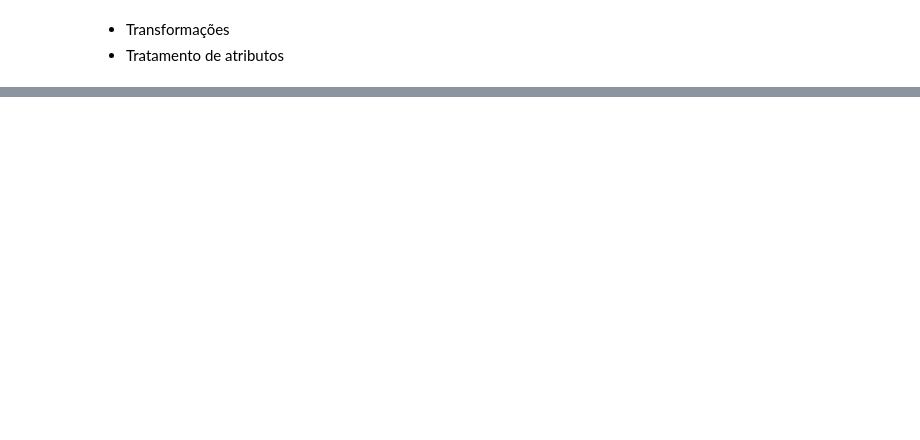
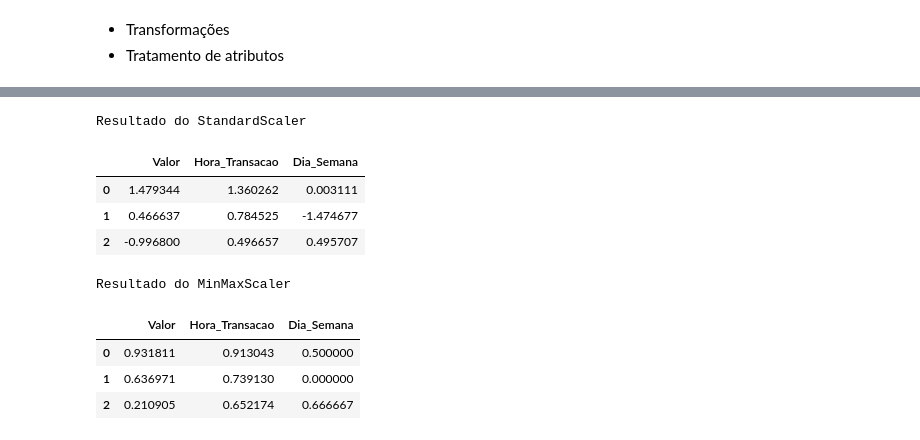
Before and after one commit to AlonsoRafael/analise-dados-pix, a Jupyter notebook: pipeline_pre_processamento.ipynb, the cells around one changed output, grey strips where cells are left out. Drawn from its saved outputs; the diff is of its cells as text; code cells hidden in the pictures; blank space fills up the shorter version.

```diff
--- a/pipeline_pre_processamento.ipynb
+++ b/pipeline_pre_processamento.ipynb
@@ -59,0 +78,37 @@ display(df_proc.head())
+# %%
+from sklearn.preprocessing import StandardScaler, MinMaxScaler
+
+# Pega as colunas numéricas, mas tira a 'Anomalia' pra não escalar o que queremos prever
+cols_num = df_enc.select_dtypes(include=[np.number]).columns
+cols_num = cols_num.drop('Anomalia', errors='ignore')
+
+df_std = df_enc.copy()
+df_mm = df_enc.copy()
+
+# 1. StandardScaler: deixa a média em 0 e desvio padrão em 1
+scaler_std = StandardScaler()
+df_std[cols_num] = scaler_std.fit_transform(df_enc[cols_num])
+
+# 2. MinMaxScaler: espreme todos os valores pra ficarem no intervalo entre 0 e 1
+scaler_mm = MinMaxScaler()
+df_mm[cols_num] = scaler_mm.fit_transform(df_enc[cols_num])
+
+# Separando algumas colunas só pra printar e comparar o efeito das escalas
+cols_exemplo = ['Valor', 'Hora_Transacao', 'Dia_Semana']
+
+print("Resultado do StandardScaler")
+display(df_std[cols_exemplo].head(3))
+
+print("\nResultado do MinMaxScaler")
+display(df_mm[cols_exemplo].head(3))
+# %% [output]
+Resultado do StandardScaler
+|  | Valor | Hora_Transacao | Dia_Semana |
+| 0 | 1.479344 | 1.360262 | 0.003111 |
+| 1 | 0.466637 | 0.784525 | -1.474677 |
+| 2 | -0.996800 | 0.496657 | 0.495707 |
+Resultado do MinMaxScaler
+|  | Valor | Hora_Transacao | Dia_Semana |
+| 0 | 0.931811 | 0.913043 | 0.500000 |
+| 1 | 0.636971 | 0.739130 | 0.000000 |
+| 2 | 0.210905 | 0.652174 | 0.666667 |
```
Also changed, not shown: parts of 7 cells of this notebook.
